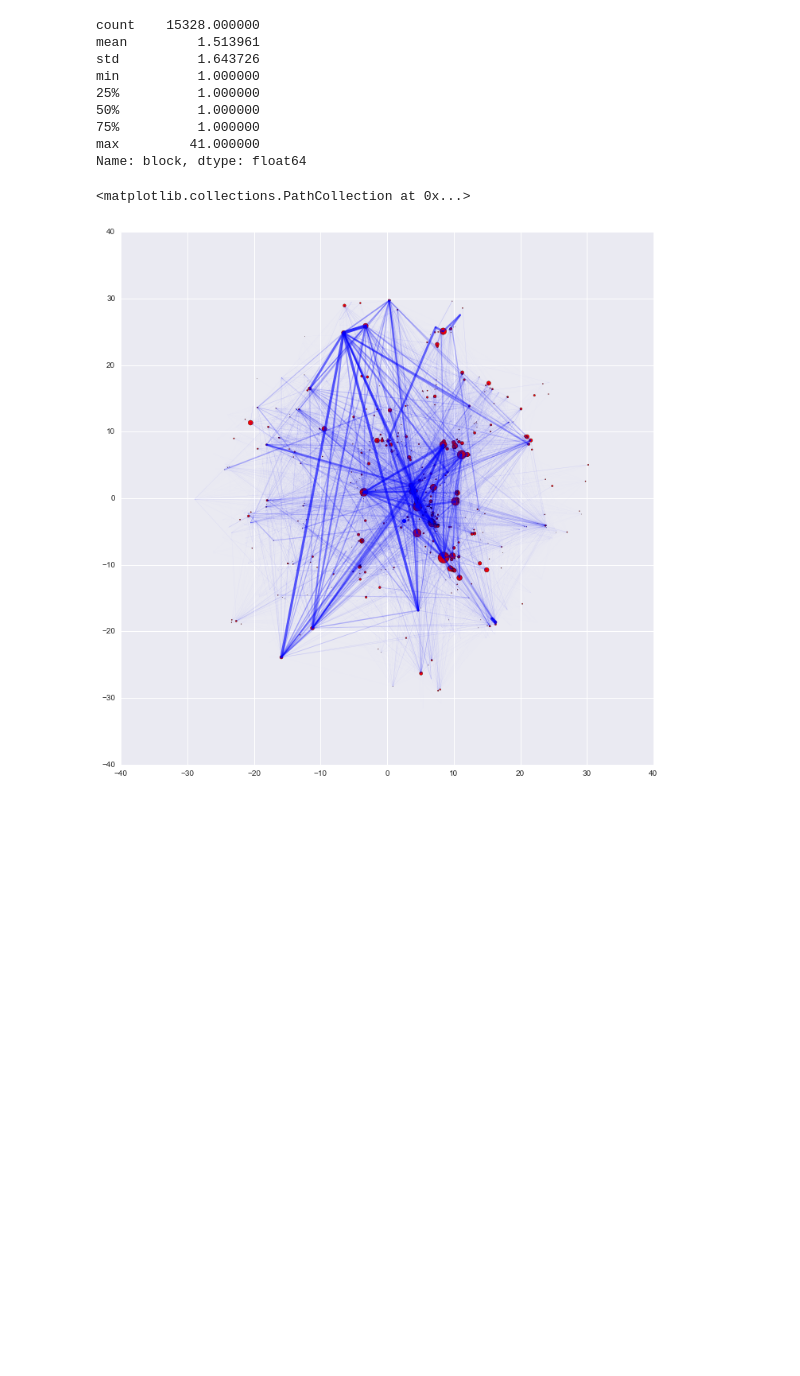
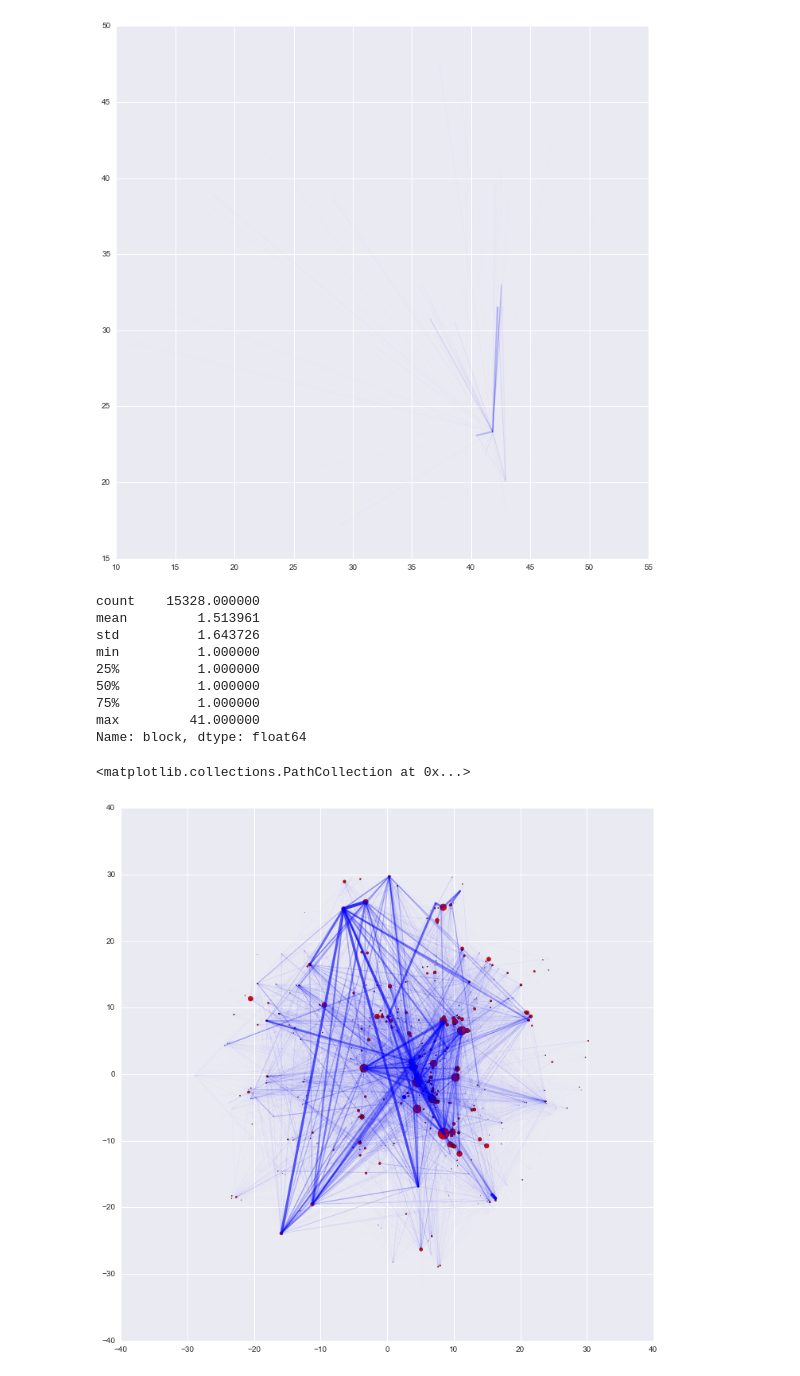
Before and after one commit to jlorince/MusicForaging, a Jupyter notebook: notebooks/Trajectory_viz.ipynb, the cells around one changed output. Drawn from its saved outputs; the diff is of its cells as text; code cells hidden in the pictures; blank space fills up the shorter version.

```diff
--- a/notebooks/Trajectory_viz.ipynb
+++ b/notebooks/Trajectory_viz.ipynb
@@ -64,3 +125,11 @@ for blah in (df['idx'].value_counts() / float(len(df))).iteritems():
+# %%
+fig,ax = plt.subplots(1,1,figsize=(12,12))
+df_l = len(joined)
+for i,row in enumerate(joined[joined['artist_a'].isin([711,154])|joined['artist_b'].isin([711,154])].iterrows()):
+    row = row[1]
+    ax.plot([row['x'],row['x_b']],[row['y'],row['y_b']],c='blue',alpha=row['weight'],lw=row['weight']*10)
+# %% [output]
+[figure, added]
 # %%
 def srter(row):
     a,b = row['prev'],row['artist_idx'],
```
Also changed, not shown: parts of 15 cells of this notebook, 7 other files.
